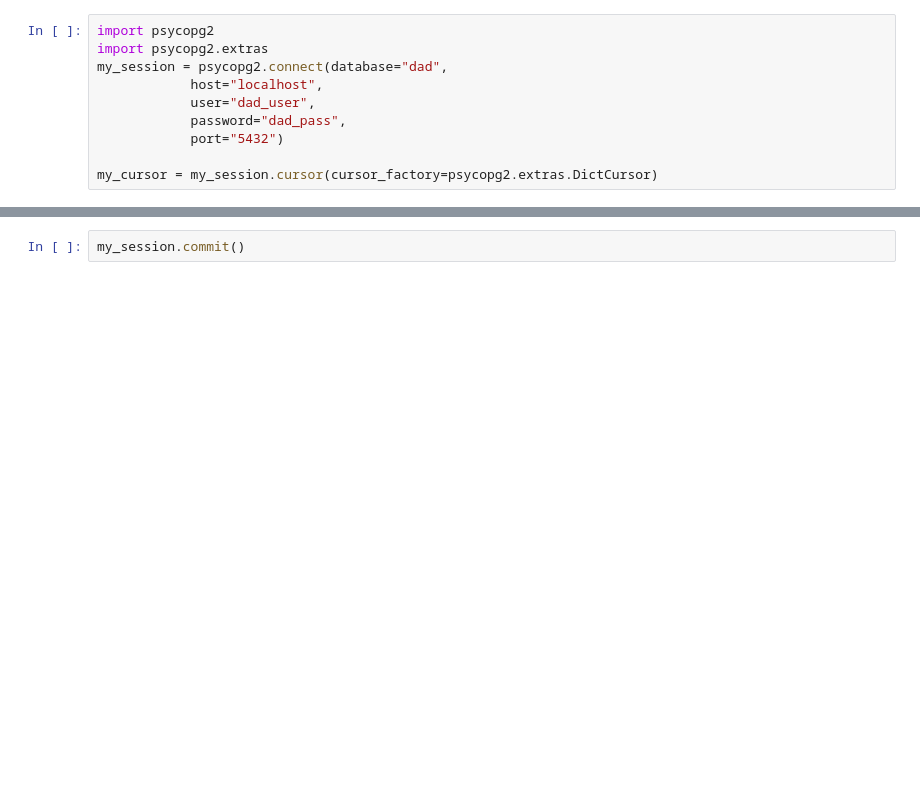
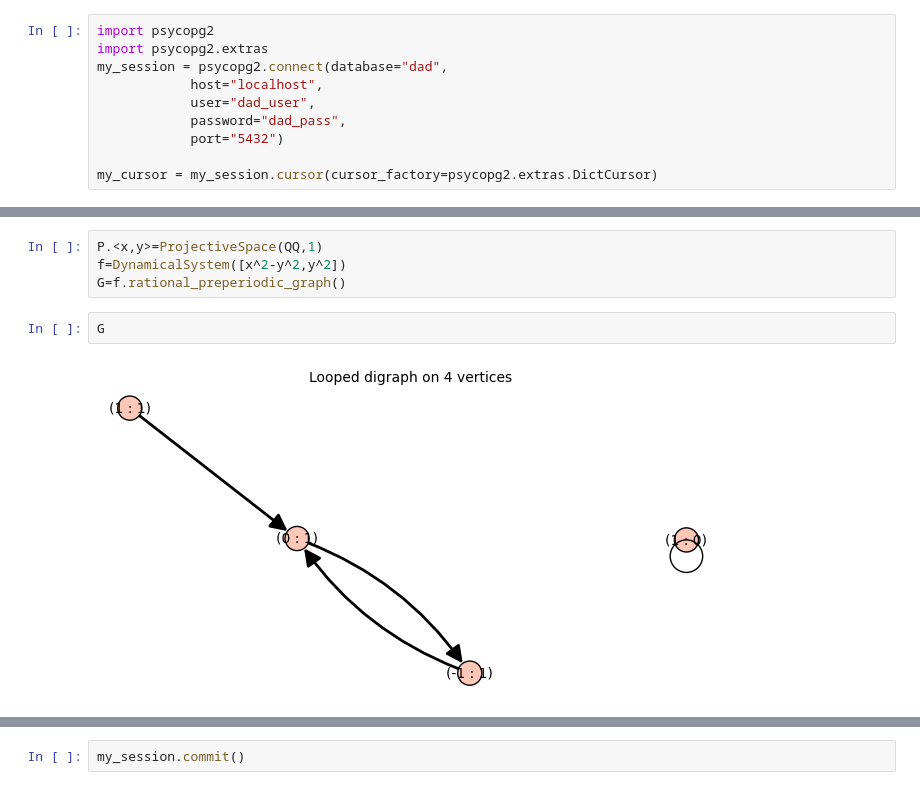
Before and after one commit to jwang-101/DynaBase, a Jupyter notebook: sample_data/functions_test.ipynb, the cells around one changed output, grey strips where cells are left out. Drawn from its saved outputs; the diff is of its cells as text; blank space fills up the shorter version.

```diff
--- a/sample_data/functions_test.ipynb
+++ b/sample_data/functions_test.ipynb
@@ -25,0 +107,8 @@ TypeError: cannot unpack non-iterable int object
+# %%
+P.<x,y>=ProjectiveSpace(QQ,1)
+f=DynamicalSystem([x^2-y^2,y^2])
+G=f.rational_preperiodic_graph()
+# %%
+G
+# %% [output]
+[figure, added]
```
Also changed, not shown: parts of 8 cells of this notebook, 15 other files.
